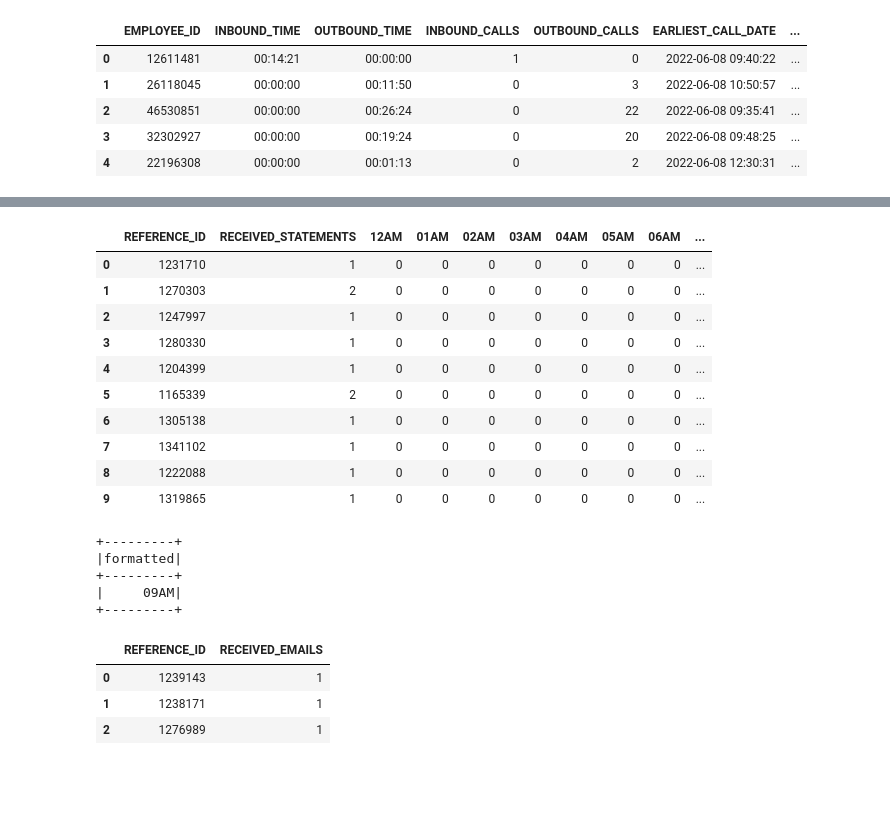
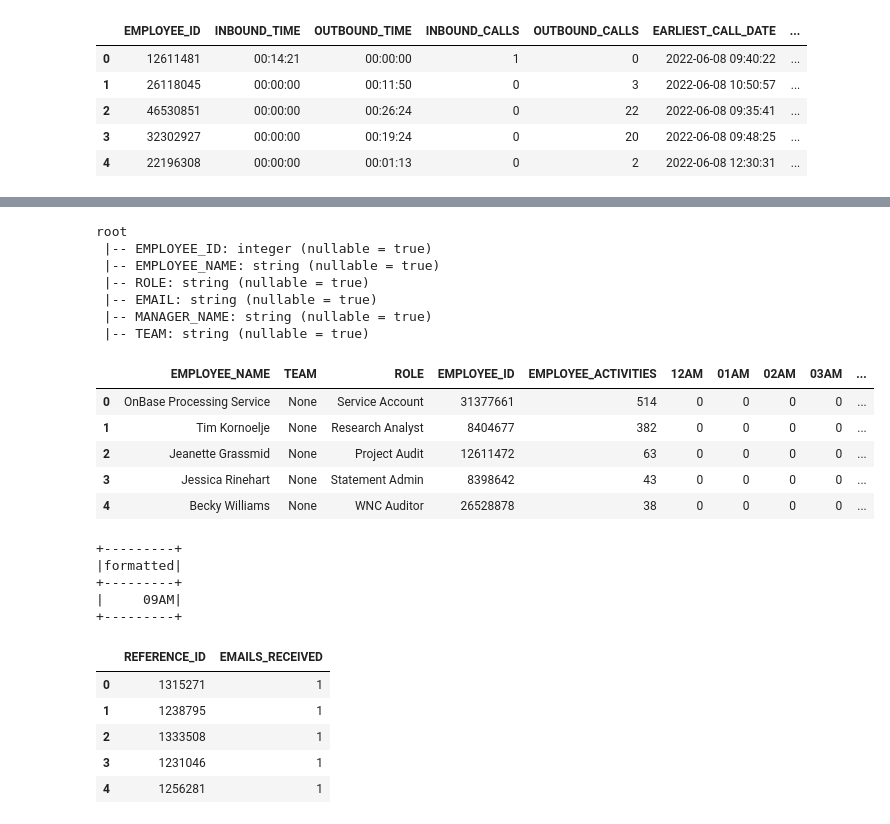
Before and after one commit to cpassorelli/call-reports, a Jupyter notebook: ipython/caller-statement-report.ipynb, the cells around one changed output, grey strips where cells are left out. Cells and saved outputs as stored; diff of their text form; code cells hidden in the pictures; blank space fills up the shorter version.

````diff
--- a/ipython/caller-statement-report.ipynb
+++ b/ipython/caller-statement-report.ipynb
@@ -300,13 +313,23 @@ PIVOT (
     )
 ) AS PIVOT_TABLE
 ```
+# %%
+spark.read.table('EMPLOYEES').printSchema()
+# %% [output]
+root
+ |-- EMPLOYEE_ID: integer (nullable = true)
+ |-- EMPLOYEE_NAME: string (nullable = true)
+ |-- ROLE: string (nullable = true)
+ |-- EMAIL: string (nullable = true)
+ |-- MANAGER_NAME: string (nullable = true)
+ |-- TEAM: string (nullable = true)
 # %%
 query = """
 WITH
-STATEMENTS AS (
+ACTIVITIES AS (
     SELECT
-        REFERENCE_ID,
-        count(*) as RECEIVED_STATEMENTS,
+        EMPLOYEE_ID,
+        count(*) as EMPLOYEE_ACTIVITIES,
         sum(CASE BUCKET WHEN '12AM' THEN 1 ELSE 0 END) as 12AM,
         sum(CASE BUCKET WHEN '01AM' THEN 1 ELSE 0 END) as 01AM,
         sum(CASE BUCKET WHEN '02AM' THEN 1 ELSE 0 END) as 02AM,
@@ -324,52 +347,55 @@ STATEMENTS AS (
         sum(CASE BUCKET WHEN '02PM' THEN 1 ELSE 0 END) as 02PM,
         sum(CASE BUCKET WHEN '03PM' THEN 1 ELSE 0 END) as 03PM,
         sum(CASE BUCKET WHEN '04PM' THEN 1 ELSE 0 END) as 04PM,
         sum(CASE BUCKET WHEN '05PM' THEN 1 ELSE 0 END) as 05PM,
         sum(CASE BUCKET WHEN '06PM' THEN 1 ELSE 0 END) as 06PM,
         sum(CASE BUCKET WHEN '07PM' THEN 1 ELSE 0 END) as 07PM,
         sum(CASE BUCKET WHEN '08PM' THEN 1 ELSE 0 END) as 08PM,
         sum(CASE BUCKET WHEN '09PM' THEN 1 ELSE 0 END) as 09PM,
         sum(CASE BUCKET WHEN '10PM' THEN 1 ELSE 0 END) as 10PM,
         sum(CASE BUCKET WHEN '11PM' THEN 1 ELSE 0 END) as 11PM
     FROM (
         SELECT
-            REFERENCE_ID,
-            date_format(STATEMENT_DATE, 'hha') as BUCKET
+            EMPLOYEE_ID,
+            date_format(ACTIVITY_DATE, 'hha') as BUCKET
         FROM
-            STATEMENTS_RECIEVED
+            STATEMENT_ACTIVITIES
         WHERE
-            STATEMENT_DATE BETWEEN
+            ACTIVITY_DATE BETWEEN
                 current_timestamp() - interval '1 day'
                 AND current_timestamp()
     )
     GROUP BY
-        REFERENCE_ID
+        EMPLOYEE_ID
 )
-SELECT *
+SELECT
+    EMPLOYEE_NAME,
+    TEAM,
+    ROLE,
+    ACTIVITIES.*
 FROM
-    STATEMENTS
+    EMPLOYEES
+        INNER JOIN
+            ACTIVITIES ON
+                EMPLOYEES.EMPLOYEE_ID = ACTIVITIES.EMPLOYEE_ID
 """
 
 (
     spark
     .sql(query)
     # .count()
     # .sample(False, 1e-1)
-    .limit(10)
+    .orderBy('TEAM', desc('EMPLOYEE_ACTIVITIES'))
+    .limit(5)
     .toPandas()
 )
 # %% [output]
-|  | REFERENCE_ID | RECEIVED_STATEMENTS | 12AM | 01AM | 02AM | 03AM | 04AM | 05AM | 06AM | ... |
-| 0 | 1231710 | 1 | 0 | 0 | 0 | 0 | 0 | 0 | 0 | ... |
-| 1 | 1270303 | 2 | 0 | 0 | 0 | 0 | 0 | 0 | 0 | ... |
-| 2 | 1247997 | 1 | 0 | 0 | 0 | 0 | 0 | 0 | 0 | ... |
-| 3 | 1280330 | 1 | 0 | 0 | 0 | 0 | 0 | 0 | 0 | ... |
-| 4 | 1204399 | 1 | 0 | 0 | 0 | 0 | 0 | 0 | 0 | ... |
-| 5 | 1165339 | 2 | 0 | 0 | 0 | 0 | 0 | 0 | 0 | ... |
-| 6 | 1305138 | 1 | 0 | 0 | 0 | 0 | 0 | 0 | 0 | ... |
-| 7 | 1341102 | 1 | 0 | 0 | 0 | 0 | 0 | 0 | 0 | ... |
-| 8 | 1222088 | 1 | 0 | 0 | 0 | 0 | 0 | 0 | 0 | ... |
-| 9 | 1319865 | 1 | 0 | 0 | 0 | 0 | 0 | 0 | 0 | ... |
+|  | EMPLOYEE_NAME | TEAM | ROLE | EMPLOYEE_ID | EMPLOYEE_ACTIVITIES | 12AM | 01AM | 02AM | 03AM | ... |
+| 0 | OnBase Processing Service | None | Service Account | 31377661 | 514 | 0 | 0 | 0 | 0 | ... |
+| 1 | Tim Kornoelje | None | Research Analyst | 8404677 | 382 | 0 | 0 | 0 | 0 | ... |
+| 2 | Jeanette Grassmid | None | Project Audit | 12611472 | 63 | 0 | 0 | 0 | 0 | ... |
+| 3 | Jessica Rinehart | None | Statement Admin | 8398642 | 43 | 0 | 0 | 0 | 0 | ... |
+| 4 | Becky Williams | None | WNC Auditor | 26528878 | 38 | 0 | 0 | 0 | 0 | ... |
 # %%
 query = "SELECT date_format(to_timestamp('2022-06-08 09:57:35'), 'hha') as formatted"
 
@@ -386,12 +412,12 @@ WITH
 EMAILS AS (
     SELECT
         REFERENCE_ID,
-        count(EMAIL_DATE) as RECEIVED_EMAILS
+        count(EMAIL_DATE) as EMAILS_RECEIVED
     FROM
         STATEMENT_EMAILS_RECIEVED
     WHERE
         EMAIL_DATE BETWEEN
-            current_timestamp() - interval '1 day'
+            current_timestamp() - interval '2 day'
             AND current_timestamp()
     GROUP BY
         REFERENCE_ID
@@ -404,11 +430,13 @@ FROM
 (
     spark
     .sql(query)
-    .limit(10)
+    .limit(5)
     .toPandas()
 )
 # %% [output]
-|  | REFERENCE_ID | RECEIVED_EMAILS |
-| 0 | 1239143 | 1 |
-| 1 | 1238171 | 1 |
-| 2 | 1276989 | 1 |
+|  | REFERENCE_ID | EMAILS_RECEIVED |
+| 0 | 1315271 | 1 |
+| 1 | 1238795 | 1 |
+| 2 | 1333508 | 1 |
+| 3 | 1231046 | 1 |
+| 4 | 1256281 | 1 |
````
Also changed, not shown: parts of 22 cells of this notebook, 1 other file.
